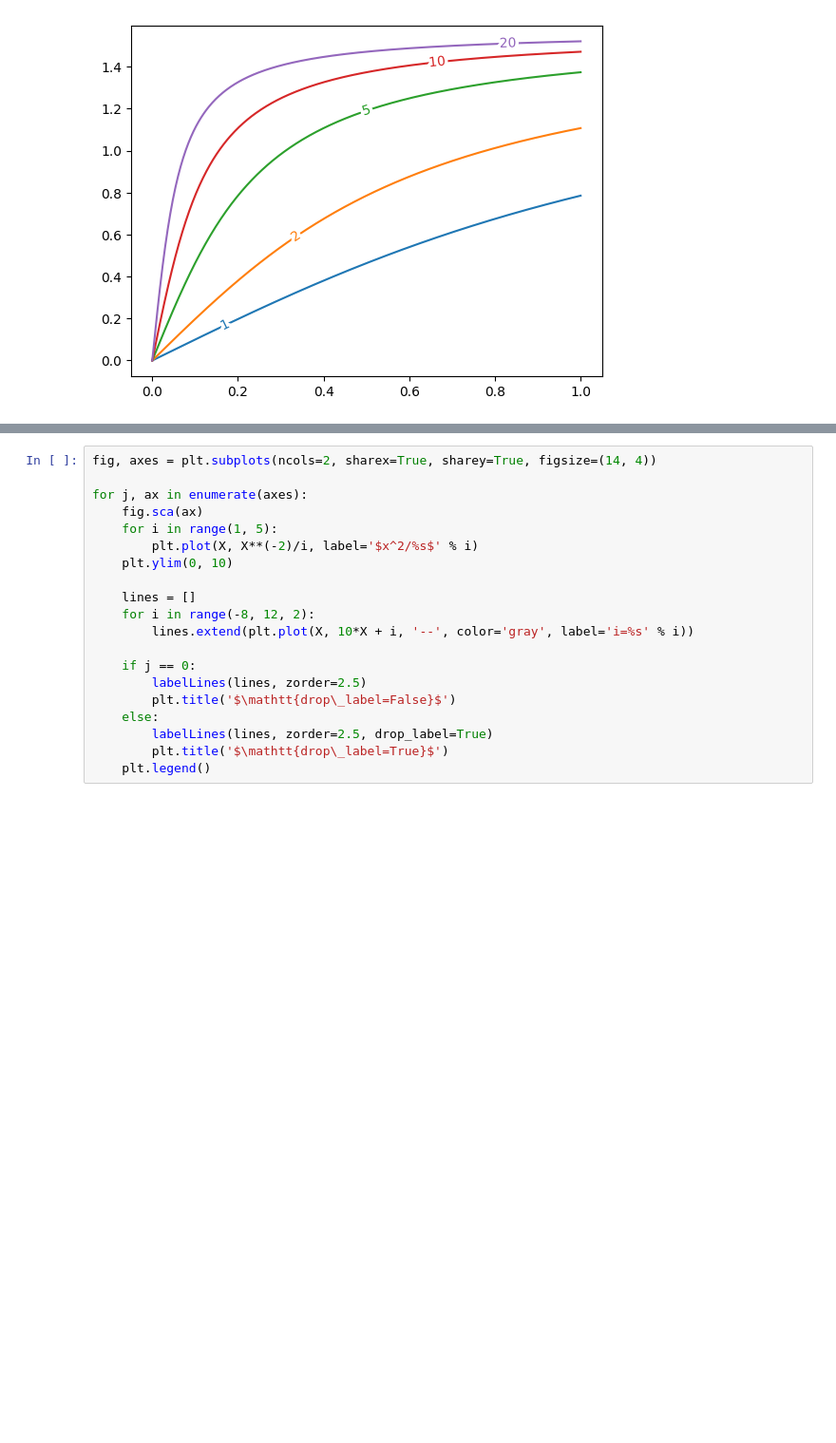
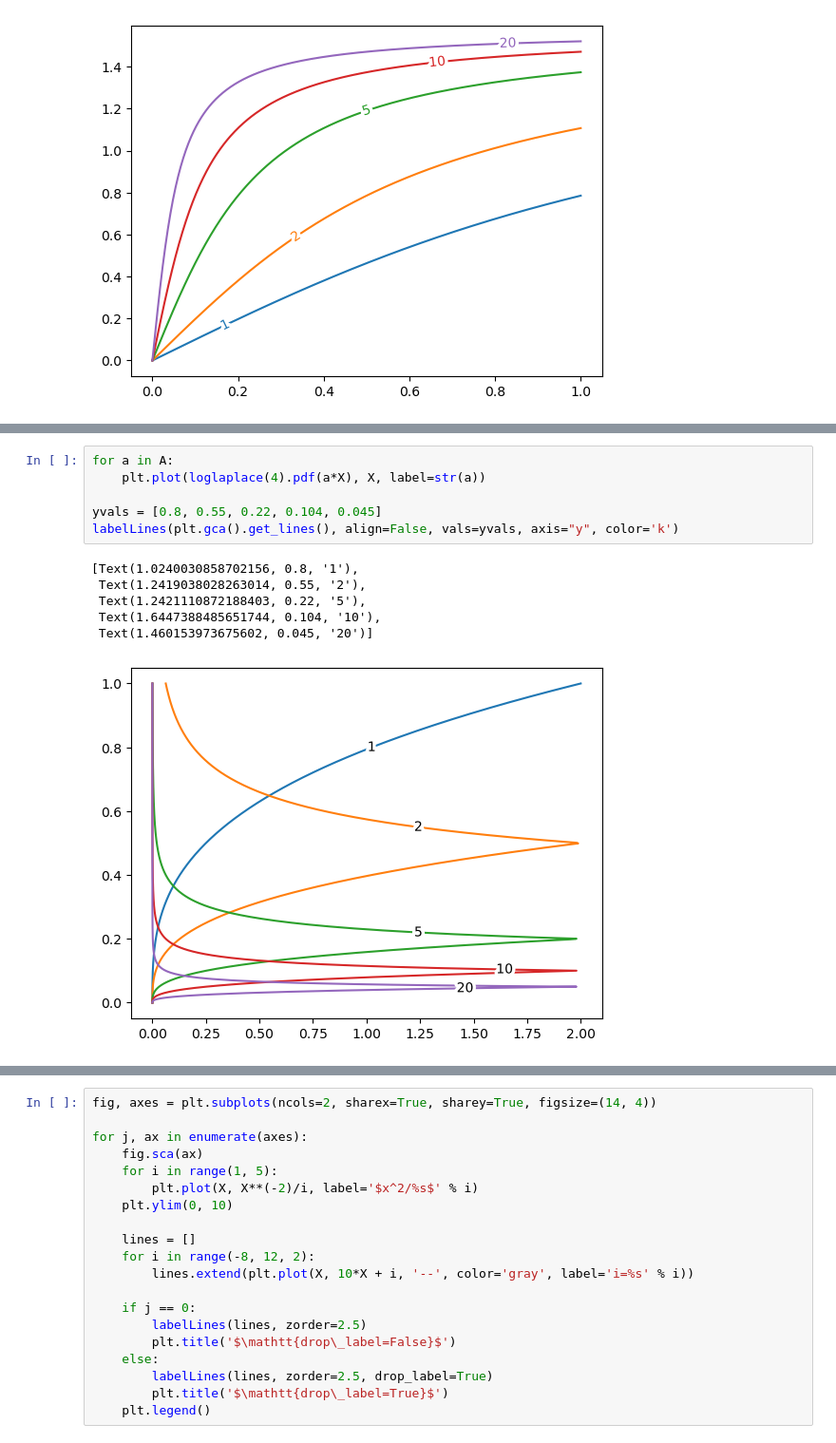
Before and after one commit to cphyc/matplotlib-label-lines, a Jupyter notebook: example/matplotlib_label_lines.ipynb, the cells around one changed output, grey strips where cells are left out. Shown at 95% size. Saved outputs shown, nothing was run; the diff lists cells and outputs as text; blank space fills up the shorter version.

```diff
--- a/example/matplotlib_label_lines.ipynb
+++ b/example/matplotlib_label_lines.ipynb
@@ -66,4 +79,17 @@ labelLines(plt.gca().get_lines(), align=False, xvals=xvals, color='k')
 [figure]
+# %%
+for a in A:
+    plt.plot(loglaplace(4).pdf(a*X), X, label=str(a))
+
+yvals = [0.8, 0.55, 0.22, 0.104, 0.045]
+labelLines(plt.gca().get_lines(), align=False, vals=yvals, axis="y", color='k')
+# %% [output]
+[Text(1.0240030858702156, 0.8, '1'),
+ Text(1.2419038028263014, 0.55, '2'),
+ Text(1.2421110872188403, 0.22, '5'),
+ Text(1.6447388485651744, 0.104, '10'),
+ Text(1.460153973675602, 0.045, '20')]
+[figure, added]
 # %%
 for a in A:
     plt.plot(X, chi2(5).pdf(a*X), label=str(a))
```
Also changed, not shown: parts of 7 cells of this notebook, 3 other files.
